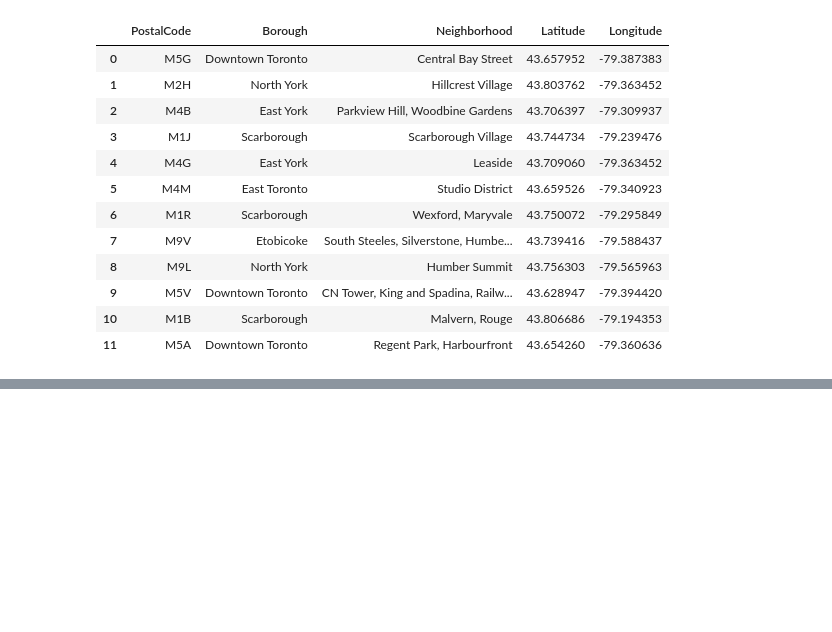
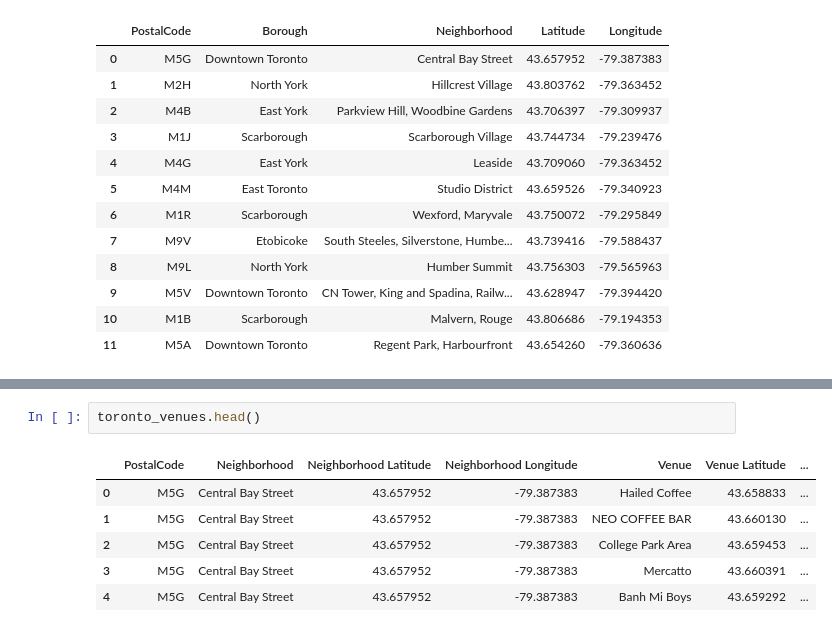
Before and after one commit to frafusaro/Coursera_Capstone, a Jupyter notebook: TorontoNeighborhoodSeg.ipynb, the cells around one changed output, grey strips where cells are left out. Drawn from its saved outputs; the diff is of its cells as text; blank space fills up the shorter version.

```diff
--- a/TorontoNeighborhoodSeg.ipynb
+++ b/TorontoNeighborhoodSeg.ipynb
@@ -187,0 +423,9 @@ toronto_neighborhoods_xs.head(12)
+# %%
+toronto_venues.head()
+# %% [output]
+|  | PostalCode | Neighborhood | Neighborhood Latitude | Neighborhood Longitude | Venue | Venue Latitude | ... |
+| 0 | M5G | Central Bay Street | 43.657952 | -79.387383 | Hailed Coffee | 43.658833 | ... |
+| 1 | M5G | Central Bay Street | 43.657952 | -79.387383 | NEO COFFEE BAR | 43.660130 | ... |
+| 2 | M5G | Central Bay Street | 43.657952 | -79.387383 | College Park Area | 43.659453 | ... |
+| 3 | M5G | Central Bay Street | 43.657952 | -79.387383 | Mercatto | 43.660391 | ... |
+| 4 | M5G | Central Bay Street | 43.657952 | -79.387383 | Banh Mi Boys | 43.659292 | ... |
```
Also changed, not shown: parts of 39 cells of this notebook.
